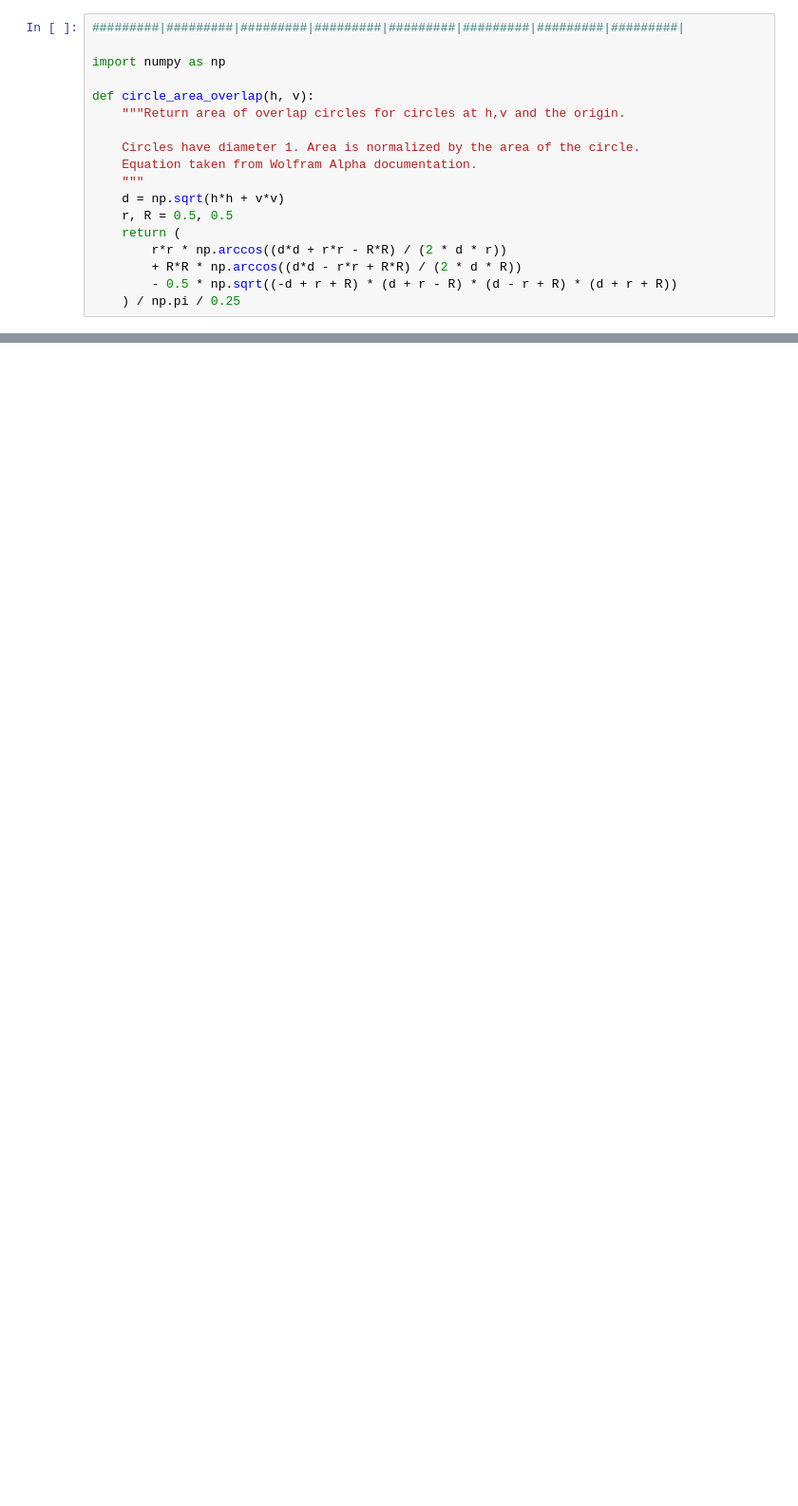
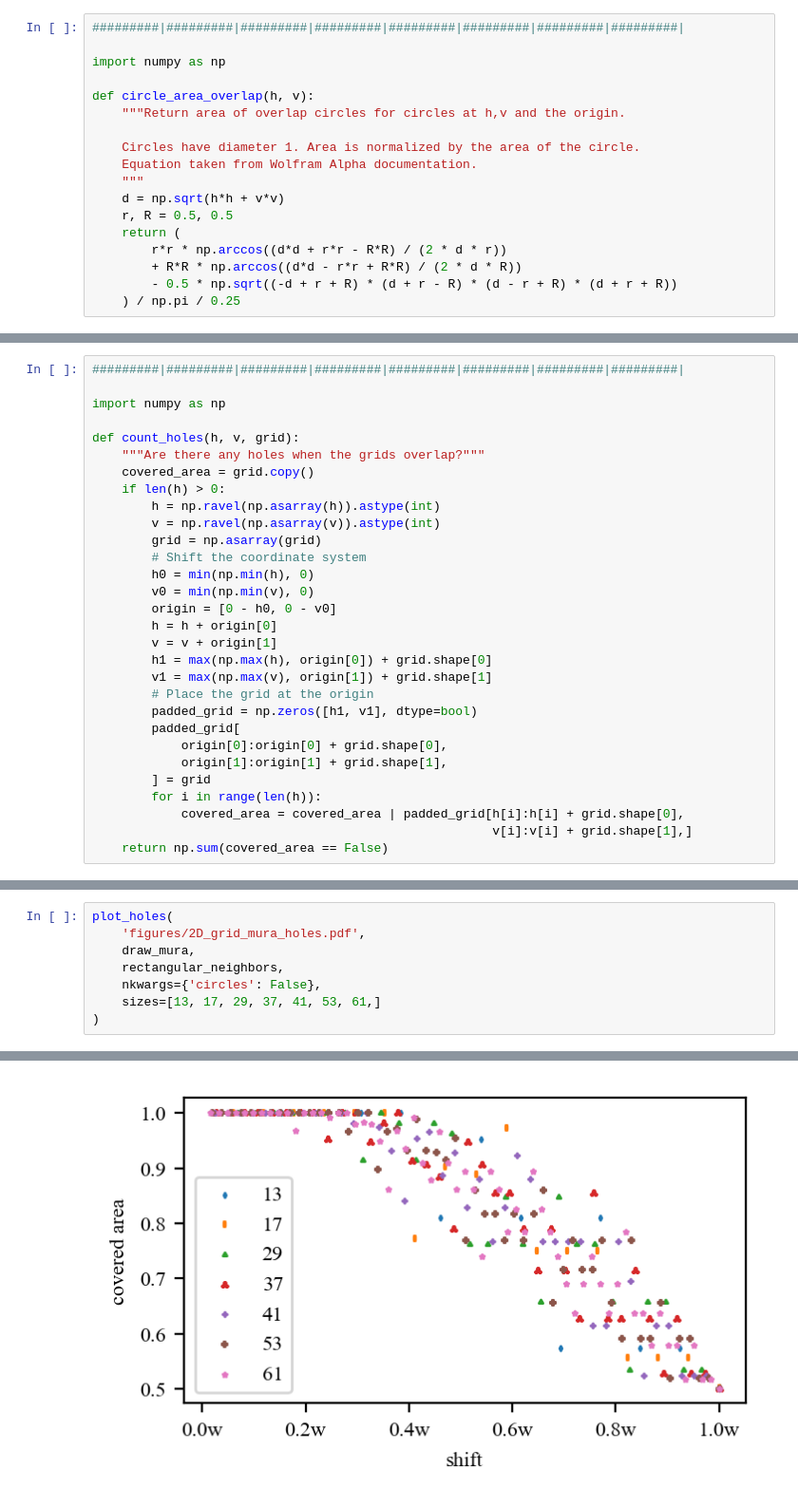
Before and after one commit to carterbox/vigilant-train, a Jupyter notebook: overlap-area.ipynb, the cells around one changed output, grey strips where cells are left out. Shown at 95% size. Cells and saved outputs as stored; diff of their text form; blank space fills up the shorter version.

```diff
--- a/overlap-area.ipynb
+++ b/overlap-area.ipynb
@@ -248,6 +261,36 @@ def grid_overlap(h, v, grid):
                                      v[i]:v[i] + grid.shape[1],]
         overlap_area.append(np.sum(overlap))
     return np.array(overlap_area)
+# %%
+#########|#########|#########|#########|#########|#########|#########|#########|
+
+import numpy as np
+
+def count_holes(h, v, grid):
+    """Are there any holes when the grids overlap?"""
+    covered_area = grid.copy()
+    if len(h) > 0:
+        h = np.ravel(np.asarray(h)).astype(int)
+        v = np.ravel(np.asarray(v)).astype(int)
+        grid = np.asarray(grid)
+        # Shift the coordinate system
+        h0 = min(np.min(h), 0)
+        v0 = min(np.min(v), 0)
+        origin = [0 - h0, 0 - v0]
+        h = h + origin[0]
+        v = v + origin[1]
+        h1 = max(np.max(h), origin[0]) + grid.shape[0]
+        v1 = max(np.max(v), origin[1]) + grid.shape[1]
+        # Place the grid at the origin
+        padded_grid = np.zeros([h1, v1], dtype=bool)
+        padded_grid[
+            origin[0]:origin[0] + grid.shape[0],
+            origin[1]:origin[1] + grid.shape[1],
+        ] = grid
+        for i in range(len(h)):
+            covered_area = covered_area | padded_grid[h[i]:h[i] + grid.shape[0],
+                                                      v[i]:v[i] + grid.shape[1],]
+    return np.sum(covered_area == False)
 # %%
 plot_with_neighbors(
     'figures/2D_grid_circle.pdf',
@@ -302,0 +386,9 @@ plot_with_neighbors(
+# %%
+plot_holes(
+    'figures/2D_grid_mura_holes.pdf',
+    draw_mura,
+    rectangular_neighbors,
+    nkwargs={'circles': False},
+    sizes=[13, 17, 29, 37, 41, 53, 61,]
+)
+# %% [output]
@@ -302,0 +412 @@ plot_with_neighbors(
+[figure, added]
```
Also changed, not shown: parts of 14 cells of this notebook, 34 other files.
